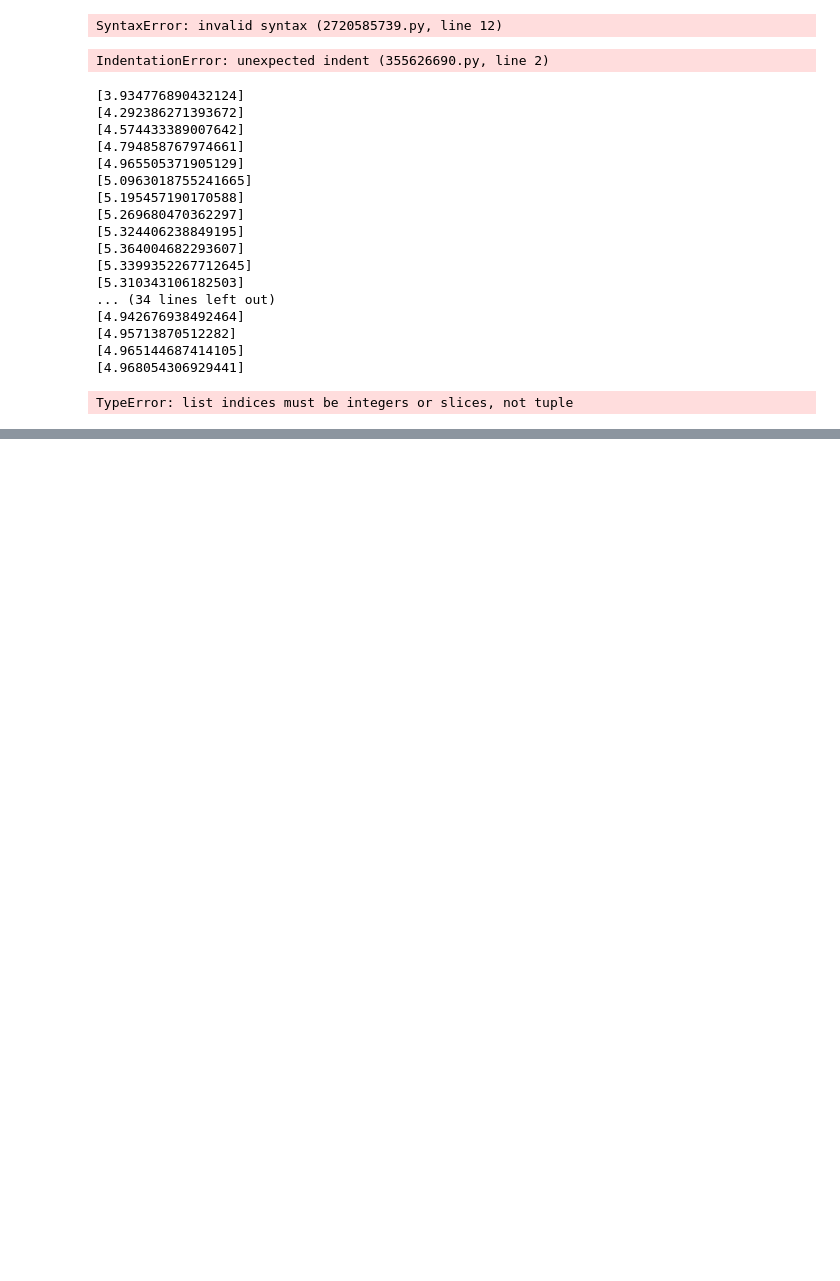
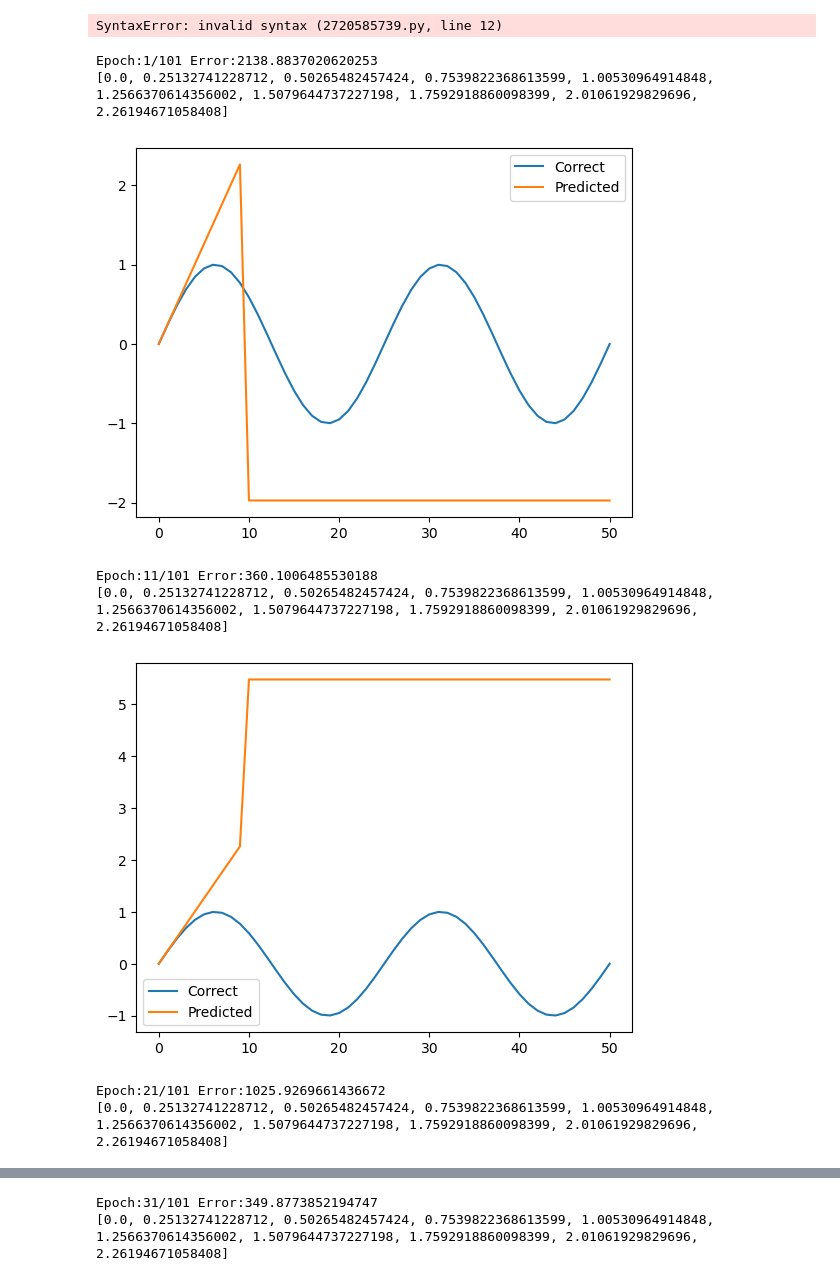
Before and after one commit to yilee10/MyLSTM_git, a Jupyter notebook: MyLSTM_calss.ipynb, the cells around one changed output, grey strips where cells are left out. Drawn from its saved outputs; the diff is of its cells as text; code cells hidden in the pictures; blank space fills up the shorter version.

Commit message:
Fall to make LSTM_1

```diff
--- a/MyLSTM_calss.ipynb
+++ b/MyLSTM_calss.ipynb
@@ -257,7 +257,7 @@ class LSTMLayer:
     def forward(self, x, y_prev, c_prev):
         reshape_b = []
         for i in range(4):
-            reshape_b.append([self.b[i] for _ in range(8)])
+            reshape_b.append([self.b[i] for _ in range(len(x))])
         #print("reshape_b",np.array(reshape_b).shape)
         #print("self.b",np.array(self.b))
         u = []
@@ -315,10 +315,10 @@ class LSTMLayer:
                 new_c.append(1)
             martrix_1.append(new_c)
         r = element_sum(grad_c,element_multi(element_multi(grad_y,a3),element_diff(martrix_1,element_multi(tanh_c,tanh_c))))
-        delta_a0 = element_multi(element_multi(element_multi(r ,c_prev), a0) ,elememt_diff(martrix_1,a0))
-        delta_a1 = element_multi(element_multi(element_multi(r ,a2), a1) ,elememt_diff(martrix_1,a1))
-        delta_a2 = element_multi(element_multi(r ,a1) ,elememt_diff(martrix_1,element_multi(a2,a2)))
-        delta_a3 = element_multi(element_multi(element_multi(grad_y,tanh_c),a3),elememt_diff(martrix_1,a3))
+        delta_a0 = element_multi(element_multi(element_multi(r ,c_prev), a0) ,element_diff(martrix_1,a0))
+        delta_a1 = element_multi(element_multi(element_multi(r ,a2), a1) ,element_diff(martrix_1,a1))
+        delta_a2 = element_multi(element_multi(r ,a1) ,element_diff(martrix_1,element_multi(a2,a2)))
+        delta_a3 = element_multi(element_multi(element_multi(grad_y,tanh_c),a3),element_diff(martrix_1,a3))
         """
         print("r",np.array(r).shape)
         print("delta_a0",np.array(delta_a0).shape)
@@ -469,12 +469,12 @@ class OutputLayer:
         print("reshape_b",np.array(reshape_b))
         """
         self.x = x
-        reshape_b = [self.b for i in range(8)]
+        reshape_b = [self.b for i in range(len(x))]
         u = element_sum(matrix_product(x, self.w), reshape_b)
         self.y = activation('Equl',u)
 
     def backward(self, t):
-        delta = elememt_diff(self.y,t)
+        delta = element_diff(self.y,t)
         #print("delta",np.array(delta).shape)
         #print(np.array(delta))
         self.grad_w = matrix_product(transpose_matrix(self.x),delta)
@@ -494,7 +494,7 @@ class OutputLayer:
         print("self.grad_b[0]",self.grad_b[0])
         self.b[0] = self.b[0] - eta * self.grad_b[0]
          """
-        print(self.b)
+        #print(self.b)
 # %%
 lstm_layer = LSTMLayer(n_in, n_mid)
 output_layer = OutputLayer(n_mid, n_out)
@@ -737,15 +731,6 @@ def train(x_mb, t_mb):
         ######### 하는 중############
         lstm_layer.update(eta)
         output_layer.update(eta)
-# %%
-grad_c=[]#grad_c = np.zeros_like(lstm_layer.c)
-        for index in lstm_layer.c:
-            cnt_c = []
-            for j in index:
-                    cnt_c.append(0)
-            grad_c.append(cnt_c)
-# %% [output]
-IndentationError: unexpected indent (355626690.py, line 2)
 # %%
 def like_2d(array,num):
     result=[]
@@ -787,55 +772,51 @@ for i in range(epochs):
         t_mb = []
         for index in mb_index:
             x_mb.append(input_data[index])
             t_mb.append(correct_data[index])
         """
         print("x_mb",np.array(x_mb).shape)
         print(x_mb)
         print("t_mb",np.array(t_mb).shape)
         print(t_mb)
         """
         train(x_mb, t_mb)
         #break
     #break
 #################################여기부터해야햠
     error = get_error(input_data, correct_data)
     error_record.append(error)
 
      # -- 경과 표시 --
     if i%interval == 0:
         print("Epoch:"+str(i+1)+"/"+str(epochs), "Error:"+str(error))
+        predicted = []
+        for i in input_data[0]:#reshape(-1) 수행
+            predicted.append(i[0])
+        #print(predicted)
+        for i in range(n_sample):
+            x = [] #np.array(predicted[-n_time:]).reshape(1, n_time, 1)
+            for i in range(n_time):
+                #print([predicted[i]])
+                x.append([predicted[i]])
+            x = [x]
+            y = predict(x)
+            predicted.append(float(y[0][0]))  # # 출력을 predicted에 추가
 
-        predicted = input_data[0].reshape(-1).tolist() # 최초입력
-        for i in range(n_sample):
-            x = np.array(predicted[-n_time:]).reshape(1, n_time, 1)
-            y = predict(x)
-            predicted.append(float(y[0, 0]))  # # 출력을 predicted에 추가
-
-        plt.plot(range(len(sin_y)), sin_y.tolist(), label="Correct")
+        plt.plot(range(len(sin_y)), sin_y, label="Correct")
         plt.plot(range(len(predicted)), predicted, label="Predicted")
         plt.legend()
         plt.show()
 
 plt.plot(range(1, len(error_record)+1), error_record)
 plt.xlabel("Epochs")
 plt.ylabel("Error")
 plt.show()
 # %% [output]
-[3.934776890432124]
-[4.292386271393672]
-[4.574433389007642]
-[4.794858767974661]
-[4.965505371905129]
-[5.0963018755241665]
-[5.195457190170588]
-[5.269680470362297]
-[5.324406238849195]
-[5.364004682293607]
-[5.3399352267712645]
-[5.310343106182503]
-... (34 lines left out)
-[4.942676938492464]
-[4.95713870512282]
-[4.965144687414105]
-[4.968054306929441]
+Epoch:1/101 Error:2138.8837020620253
+[0.0, 0.25132741228712, 0.50265482457424, 0.7539822368613599, 1.00530964914848, 1.2566370614356002, 1.5079644737227198, 1.7592918860098399, 2.01061929829696, 2.26194671058408]
+[figure, added]
-TypeError: list indices must be integers or slices, not tuple
+Epoch:11/101 Error:360.1006485530188
+[0.0, 0.25132741228712, 0.50265482457424, 0.7539822368613599, 1.00530964914848, 1.2566370614356002, 1.5079644737227198, 1.7592918860098399, 2.01061929829696, 2.26194671058408]
+[figure, added]
+Epoch:21/101 Error:1025.9269661436672
+[0.0, 0.25132741228712, 0.50265482457424, 0.7539822368613599, 1.00530964914848, 1.2566370614356002, 1.5079644737227198, 1.7592918860098399, 2.01061929829696, 2.26194671058408]
@@ -841,0 +824,2 @@ TypeError: list indices must be integers or slices, not tuple
+Epoch:31/101 Error:349.8773852194747
+[0.0, 0.25132741228712, 0.50265482457424, 0.7539822368613599, 1.00530964914848, 1.2566370614356002, 1.5079644737227198, 1.7592918860098399, 2.01061929829696, 2.26194671058408]
```
Also changed, not shown: parts of 35 cells of this notebook.
